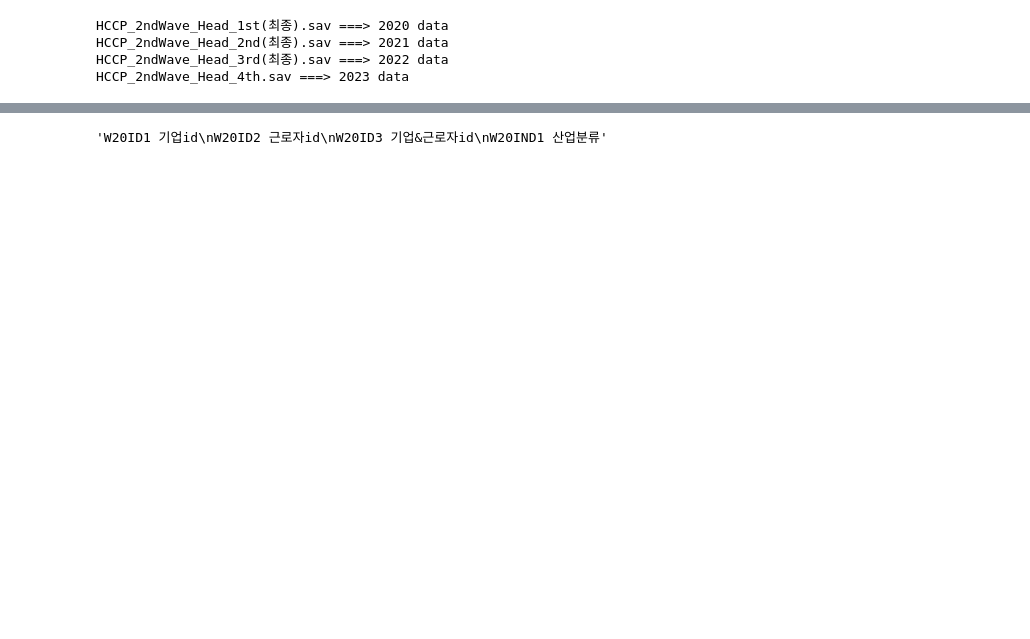
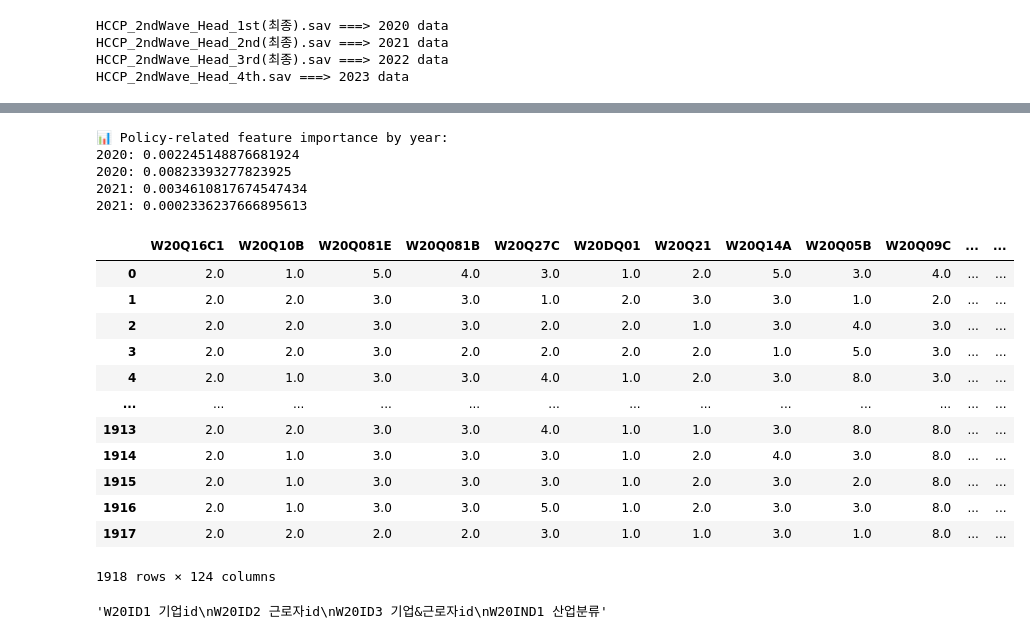
Before and after one commit to Hunminlee/Deciphering_HRD_features_in_competency, a Jupyter notebook: V1/main.ipynb, the cells around one changed output, grey strips where cells are left out. Cells and saved outputs as stored; diff of their text form; code cells hidden in the pictures; blank space fills up the shorter version.

```diff
--- a/V1/main.ipynb
+++ b/V1/main.ipynb
@@ -104,7 +104,7 @@ def analyze_dataframe_step1(df: pd.DataFrame, meta, verbose):
             print(f"- {col} ({label}): 숫자 아님 {stats['non_numeric']}개 / NaN {stats['nan']}개")
 
 
-
+'''
 def clean_dataframe_step1(df: pd.DataFrame, columns_to_drop: list, verbose):
     print("\n=================================\nPreprocessing\n=================================\n")
     total_rows = len(df)
@@ -135,7 +135,7 @@ def clean_dataframe_step1(df: pd.DataFrame, columns_to_drop: list, verbose):
     # 컬럼 삭제
     cleaned_df = df.drop(columns=list(cols_to_drop), errors='ignore')
 
-    return cleaned_df
+    return cleaned_df'''
 
 
 def target_variable_check(dataset, target_variable):
@@ -149,17 +149,6 @@ def target_variable_check(dataset, target_variable):
             total = df.shape[0]
             print(f"{year} - {col_name} : NaN {nan_count}개 / 전체 {total}개 ({nan_count / total:.2%})")
             print(df[f'{col_name}'].value_counts())
-
-
-def clean_target_classes(df: pd.DataFrame, target_col='target') -> pd.DataFrame:
-
-    df = df[df[target_col] != 3].copy()  # 3인 행 삭제
-    df = df[df[target_col] != 8].copy()  # 8인 행 삭제
-    df = df[df[target_col] != -8].copy()  # -8인 행 삭제
-    df.loc[df[target_col].isin([1, 2]), target_col] = 0 # 1,2 -> 0
-    df.loc[df[target_col].isin([4, 5]), target_col] = 1 # 4,5 -> 1
-
-    return df.reset_index(drop=True), np.array(df[target_col])
 
 
 ###############################
@@ -285,7 +323,9 @@ _ = compare_company_ids_in_dataset(dataset_Work)
 _ = get_common_company_ids_all_years(dataset_Work)
 dataset_Work = filter_dataset_by_common_ids(dataset_Work)
 target_variable_check(dataset_Work, target_variable=config.target_col)
-dataset_new_Work = unify_columns_by_base_name(dataset_Work)
+dataset_Work = unify_columns_by_base_name(dataset_Work)
+
+dataset_Work = clean_all_years(dataset_Work, columns_to_drop=[], verbose=True)
 # %% [output]
 HCCP_2ndWave_Work_1st_v2.sav ===> 2020 data
 HCCP_2ndWave_Work_2nd_v2.sav ===> 2021 data
@@ -389,3 +510,56 @@ for year in ['2020', '2021', '2022', '2023']:
+# %%
+# Function: Train + SHAP analysis
+import shap
+
+def train_and_analyze(X, Y, label=""):
+    y = Y.ravel() if isinstance(Y, np.ndarray) else Y.values.ravel()
+    X_train, X_test, y_train, y_test = train_test_split(X, y, test_size=0.2, random_state=42)
+
+    # Train model
+    model = XGBClassifier()
+    model.fit(X_train, y_train)
+
+    # SHAP analysis
+    explainer = shap.Explainer(model)
+    shap_values = explainer(X_test)
+    importance = pd.DataFrame({
+        'feature': X.columns,
+        'importance': shap_values.values.mean(axis=0)
+    }).sort_values(by='importance', ascending=False)
+
+    return model, importance
+
+model_20_21, imp_20_21 = train_and_analyze(df_20_21, y_20_21, label="2020_2021")
+model_20_23, imp_20_23 = train_and_analyze(df_20_23, y_20_23, label="2020_2023")
+model_21_21, imp_21_21 = train_and_analyze(df_21_21, y_21_21, label="2021_2021")
+model_21_23, imp_21_23 = train_and_analyze(df_21_23, y_21_23, label="2021_2023")
+
+print("\n📊 Policy-related feature importance by year:")
+for year, imp in zip(['2020', '2020', '2021', '2021'], [imp_20_21, imp_20_23, imp_21_21, imp_21_23]):
+    val = imp.query(f"feature == 'W{year[2:]}Q10B'")['importance'].values
+    print(f"{year}: {val[0] if len(val) > 0 else 'Not Found'}")
+# %% [output]
+📊 Policy-related feature importance by year:
+2020: 0.002245148876681924
+2020: 0.00823393277823925
+2021: 0.0034610817674547434
+2021: 0.0002336237666895613
+# %%
+df_20_21
+# %% [output]
+|  | W20Q16C1 | W20Q10B | W20Q081E | W20Q081B | W20Q27C | W20DQ01 | W20Q21 | W20Q14A | W20Q05B | W20Q09C | ... | ... |
+| 0 | 2.0 | 1.0 | 5.0 | 4.0 | 3.0 | 1.0 | 2.0 | 5.0 | 3.0 | 4.0 | ... | ... |
+| 1 | 2.0 | 2.0 | 3.0 | 3.0 | 1.0 | 2.0 | 3.0 | 3.0 | 1.0 | 2.0 | ... | ... |
+| 2 | 2.0 | 2.0 | 3.0 | 3.0 | 2.0 | 2.0 | 1.0 | 3.0 | 4.0 | 3.0 | ... | ... |
+| 3 | 2.0 | 2.0 | 3.0 | 2.0 | 2.0 | 2.0 | 2.0 | 1.0 | 5.0 | 3.0 | ... | ... |
+| 4 | 2.0 | 1.0 | 3.0 | 3.0 | 4.0 | 1.0 | 2.0 | 3.0 | 8.0 | 3.0 | ... | ... |
+| ... | ... | ... | ... | ... | ... | ... | ... | ... | ... | ... | ... | ... |
+| 1913 | 2.0 | 2.0 | 3.0 | 3.0 | 4.0 | 1.0 | 1.0 | 3.0 | 8.0 | 8.0 | ... | ... |
+| 1914 | 2.0 | 1.0 | 3.0 | 3.0 | 3.0 | 1.0 | 2.0 | 4.0 | 3.0 | 8.0 | ... | ... |
+| 1915 | 2.0 | 1.0 | 3.0 | 3.0 | 3.0 | 1.0 | 2.0 | 3.0 | 2.0 | 8.0 | ... | ... |
+| 1916 | 2.0 | 1.0 | 3.0 | 3.0 | 5.0 | 1.0 | 2.0 | 3.0 | 3.0 | 8.0 | ... | ... |
+| 1917 | 2.0 | 2.0 | 2.0 | 2.0 | 3.0 | 1.0 | 1.0 | 3.0 | 1.0 | 8.0 | ... | ... |
+1918 rows × 124 columns
 # %%
 '''W20ID1 기업id
 W20ID2 근로자id
```
Also changed, not shown: parts of 4 cells of this notebook.
